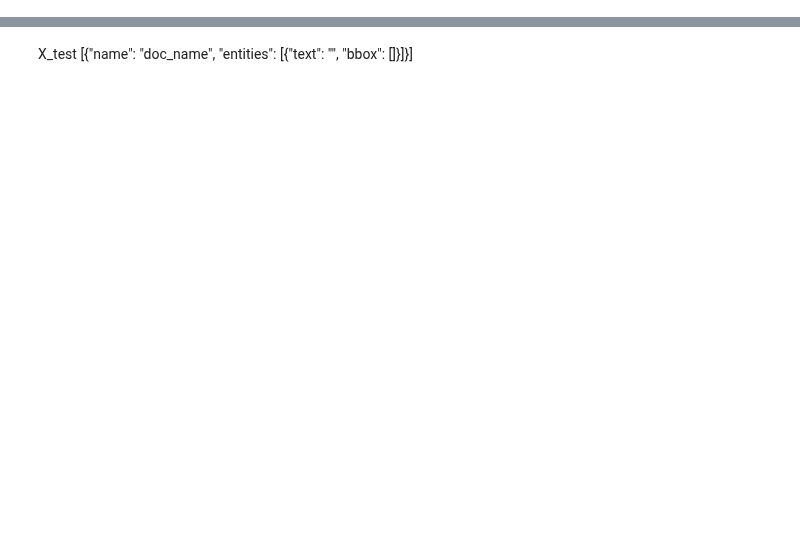
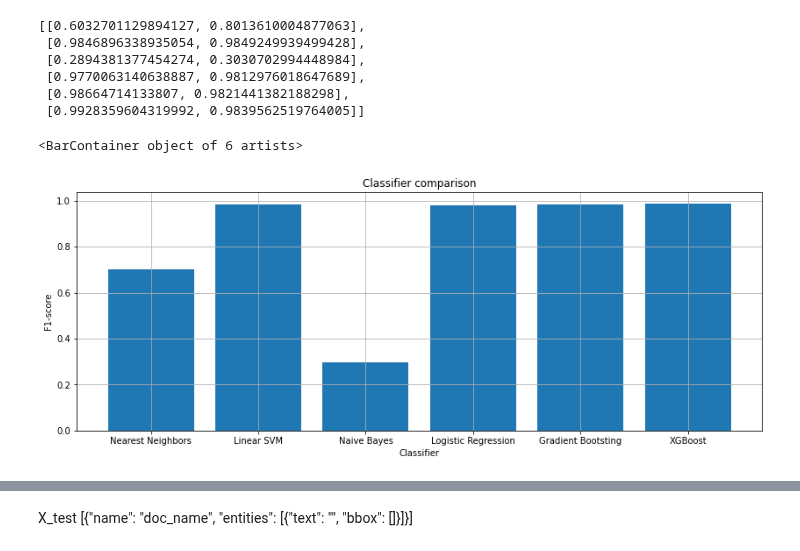
Before and after one commit to NastyBoget/document_structure_extraction, a Jupyter notebook: pipeline.ipynb, the cells around one changed output, grey strips where cells are left out. Cells and saved outputs as stored; diff of their text form; code cells hidden in the pictures; blank space fills up the shorter version.

```diff
--- a/pipeline.ipynb
+++ b/pipeline.ipynb
@@ -247,6 +249,26 @@ class AddPrevNextFeatures:
 
     def fit_transform(self, X, y=None):
         return self.transform(X)
+# %%
+from sklearn.neighbors import KNeighborsClassifier
+from sklearn.svm import SVC
+from sklearn.naive_bayes import GaussianNB
+from sklearn.linear_model import LogisticRegression
+from sklearn.ensemble import GradientBoostingClassifier
+from matplotlib.colors import ListedColormap
+h = .02  # step size in the mesh
+
+names = ["Nearest Neighbors", "Linear SVM",
+         "Naive Bayes", "Logistic Regression",
+         "Gradient Bootsting", "XGBoost"]
+
+classifiers = [
+    KNeighborsClassifier(3),
+    SVC(kernel="linear", C=0.025),
+    GaussianNB(),
+    LogisticRegression(max_iter=7600),
+    GradientBoostingClassifier(),
+    XGBClassifier()]
 # %%
 label2class = {
     "header" : 1,
@@ -274,0 +389,22 @@ with open("data.json", "r") as read_file:
+# %%
+scores
+# %% [output]
+[[0.6032701129894127, 0.8013610004877063],
+ [0.9846896338935054, 0.9849249939499428],
+ [0.2894381377454274, 0.3030702994448984],
+ [0.9770063140638887, 0.9812976018647689],
+ [0.98664714133807, 0.9821441382188298],
+ [0.9928359604319992, 0.9839562519764005]]
+# %%
+scores = [np.mean(score) for score in scores]
+fig, axes = plt.subplots(1, 1)
+fig.set_figheight(5)
+fig.set_figwidth(14)
+axes.grid()
+axes.set_title('Classifier comparison')
+axes.set_xlabel('Classifier')
+axes.set_ylabel('F1-score')
+axes.bar(names,  scores)
+# %% [output]
+<BarContainer object of 6 artists>
+[figure, added]
```
Also changed, not shown: parts of 9 cells of this notebook, 2 other files.
